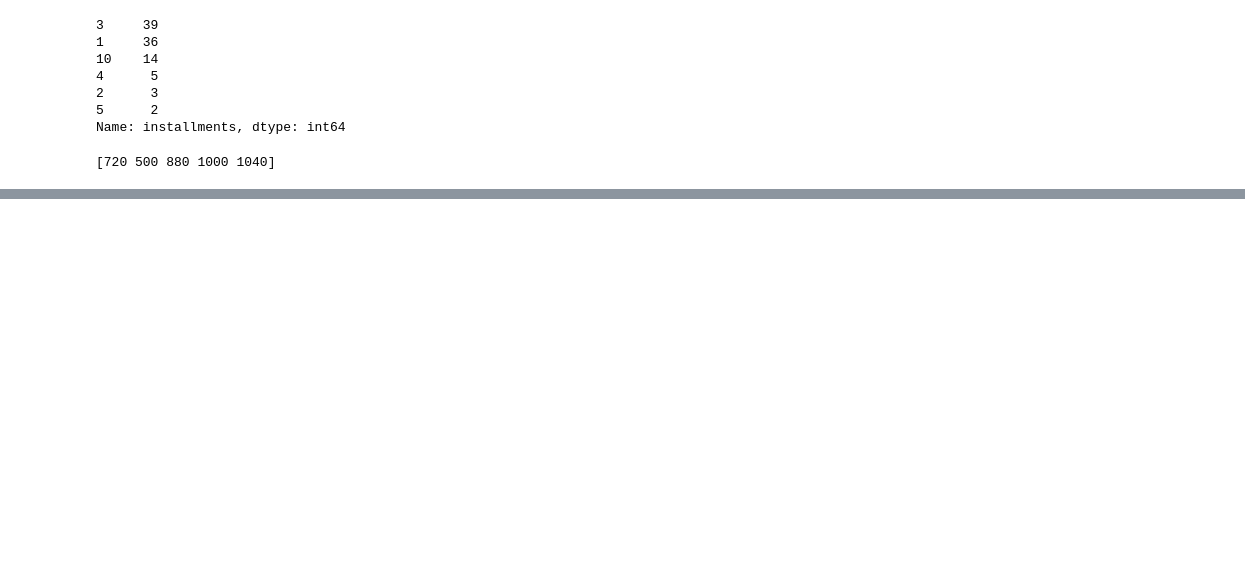
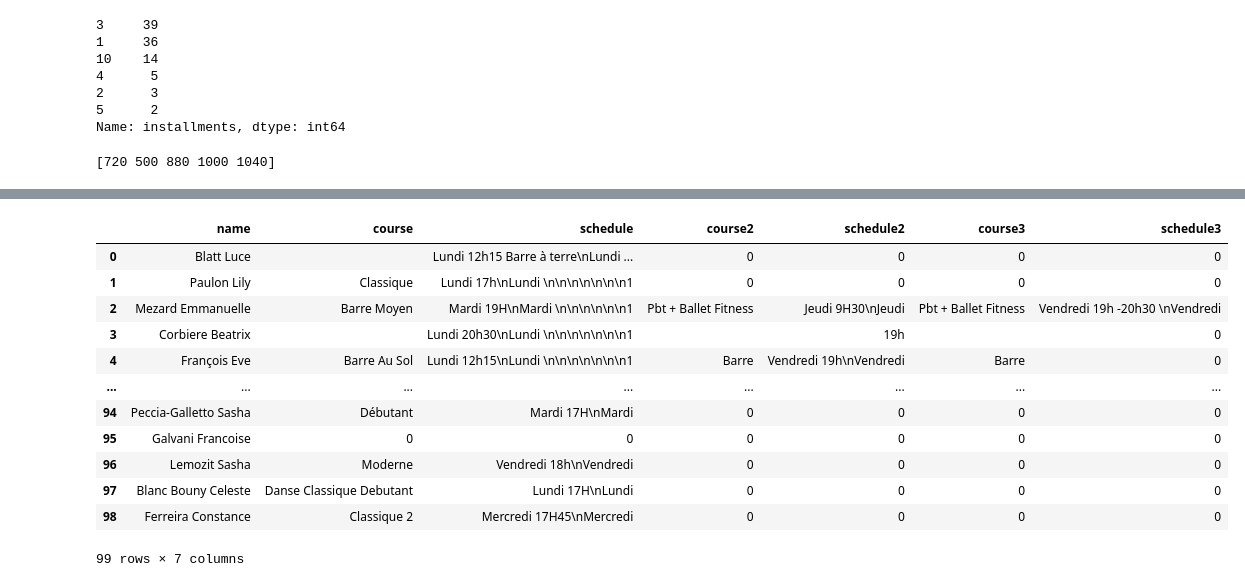
Before and after one commit to estefanialunardi/etl_pipeline_for_a_dance_school, a Jupyter notebook: school_registration.ipynb, the cells around one changed output, grey strips where cells are left out. Drawn from its saved outputs; the diff is of its cells as text; code cells hidden in the pictures; blank space fills up the shorter version.

```diff
--- a/school_registration.ipynb
+++ b/school_registration.ipynb
@@ -382,12 +425,26 @@ attitude['course'].iloc[56] = "pilates"
 attitude['schedule'].iloc[56] = "mercredi 9h vendredi 9h"
 attitude['course'].iloc[66] = "pilates"
 attitude['schedule'].iloc[66] = "lundi 9h"
+attitude['course3'].iloc[81] = ""
+attitude['schedule'].iloc[81] = "mercredi 15h30"
+attitude['schedule2'].iloc[81] = "mercredi 16h30"
+attitude['schedule3'].iloc[81] = "0"
 attitude['course'].iloc[83] = "pilates"
 attitude['schedule'].iloc[83] = "lundi 20h45"
 attitude['course2'].iloc[83] = 0
 attitude['schedule2'].iloc[83] = 0
+attitude['course'].iloc[88] = "Classique Interm. – Avancé"
+attitude['schedule'].iloc[88] = "jeudi 18h30"
+attitude['schedule2'].iloc[88] = "vendredi 20h30"
+attitude['course3'].iloc[88] = "0"
+attitude['schedule3'].iloc[88] = "0"
 attitude['course'].iloc[95] = "barre à terre"
 attitude['schedule'].iloc[95] = "mardi 9h"
+attitude['course'].iloc[57]='Classique Moyen'
+attitude['course2'].iloc[57]='Classique Interm. – Avancé'
+attitude['schedule2'].iloc[57]='jeudi 18h30'
+attitude['course3'].iloc[57]='Classique Interm. – Avancé'
+attitude['schedule3'].iloc[57]='vendredi 10h'
 # %%
 attitude.course.unique()
 for row in range(len(attitude.course)):
@@ -398,7 +455,7 @@ for row in range(len(attitude.course)):
         if attitude['course'].iloc[row] =='1' or attitude['course'].iloc[row] =='classique':
             attitude['course'].iloc[row] = ("classique 1")
     elif attitude['course'].iloc[row] == "":
-        attitude['course'].iloc[row] == 0
+        attitude['course'].iloc[row] == ""
 attitude.course.unique()
 # %% [output]
 array(['barre à terre', 'préparatoire', 'classique moyen', 'pilates',
@@ -418,7 +475,7 @@ for row in range(len(attitude.course2)):
         if attitude['course2'].iloc[row] =='classique':
             attitude['course2'].iloc[row] = ("classique 1")
     elif attitude['course2'].iloc[row] == "":
-        attitude['course2'].iloc[row] == 0
+        attitude['course2'].iloc[row] == ""
 attitude.course2.unique()
 # %% [output]
 array(['pbt + ballet fitness', 0, '', 'classique moyen', 'pbt', 'pointes',
@@ -434,7 +491,7 @@ for row in range(len(attitude.course3)):
         if attitude['course3'].iloc[row] =='classique':
             attitude['course3'].iloc[row] = ("classique 1")
     elif attitude['course3'].iloc[row] == "":
-        attitude['course3'].iloc[row] == 0
+        attitude['course3'].iloc[row] == ""
 attitude.course3.unique()
 # %% [output]
 array([0, 'classique moyen', '', 'barre à terre', 'pbt', 'pointes',
@@ -695,0 +733,16 @@ You've stopped the SSH tunnel!
+# %%
+attitude_cours22
+# %% [output]
+|  | name | course | schedule | course2 | schedule2 | course3 | schedule3 |
+| 0 | Blatt Luce |  | Lundi 12h15 Barre à terre\nLundi ... | 0 | 0 | 0 | 0 |
+| 1 | Paulon Lily | Classique | Lundi 17h\nLundi \n\n\n\n\n\n\n1 | 0 | 0 | 0 | 0 |
+| 2 | Mezard Emmanuelle | Barre Moyen | Mardi 19H\nMardi \n\n\n\n\n\n1 | Pbt + Ballet Fitness | Jeudi 9H30\nJeudi | Pbt + Ballet Fitness | Vendredi 19h -20h30 \nVendredi |
+| 3 | Corbiere Beatrix |  | Lundi 20h30\nLundi \n\n\n\n\n\n\n1 |  | 19h |  | 0 |
+| 4 | François Eve | Barre Au Sol | Lundi 12h15\nLundi \n\n\n\n\n\n\n1 | Barre | Vendredi 19h\nVendredi | Barre | 0 |
+| ... | ... | ... | ... | ... | ... | ... | ... |
+| 94 | Peccia-Galletto Sasha | Débutant | Mardi 17H\nMardi | 0 | 0 | 0 | 0 |
+| 95 | Galvani Francoise | 0 | 0 | 0 | 0 | 0 | 0 |
+| 96 | Lemozit Sasha | Moderne | Vendredi 18h\nVendredi | 0 | 0 | 0 | 0 |
+| 97 | Blanc Bouny Celeste | Danse Classique Debutant | Lundi 17H\nLundi | 0 | 0 | 0 | 0 |
+| 98 | Ferreira Constance | Classique 2 | Mercredi 17H45\nMercredi | 0 | 0 | 0 | 0 |
+99 rows × 7 columns
```
Also changed, not shown: parts of 18 cells of this notebook, 1 other file.
